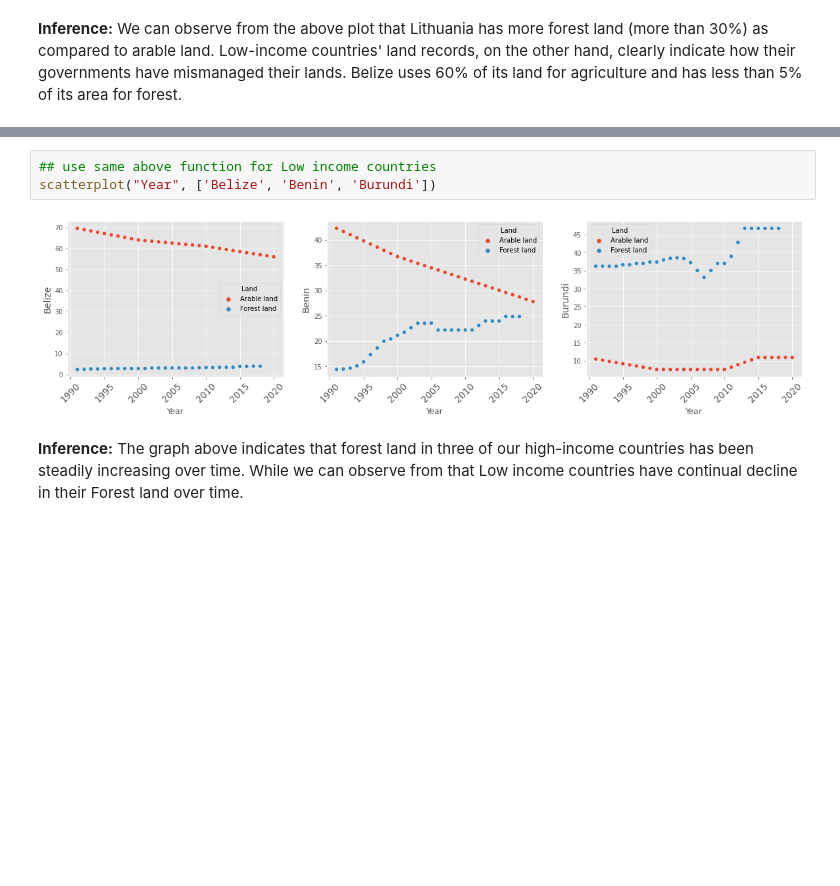
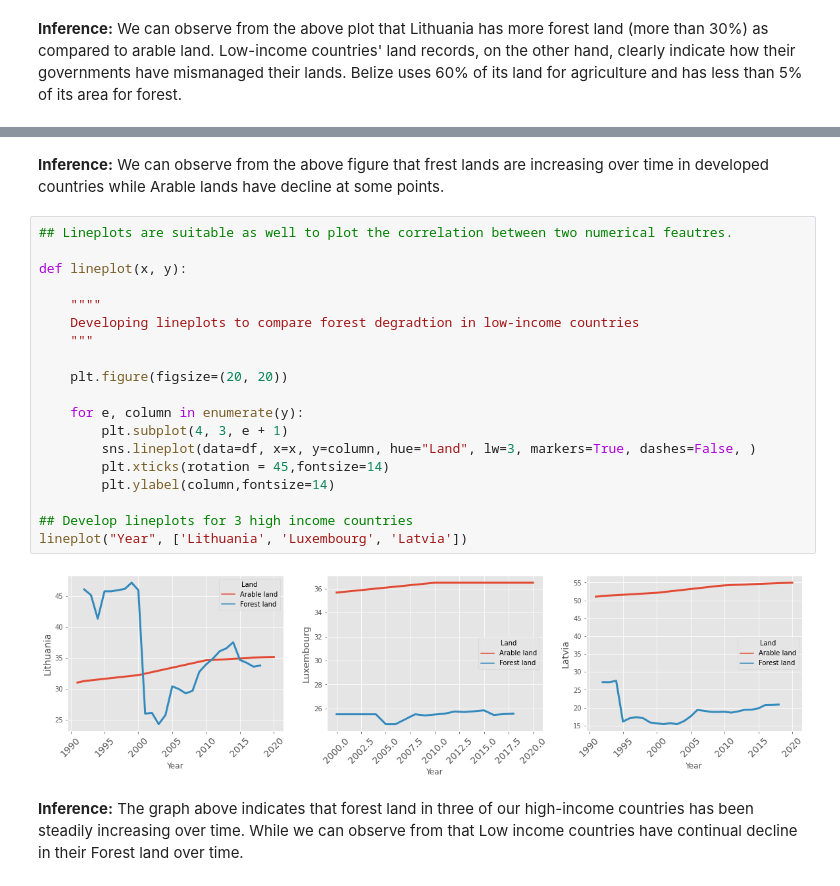
Before and after one commit to Haroon213213/Project-2, a Jupyter notebook: World_bank _data_analysis.ipynb, the cells around one changed output, grey strips where cells are left out. Saved outputs shown, nothing was run; the diff lists cells and outputs as text; blank space fills up the shorter version.

```diff
--- a/World_bank _data_analysis.ipynb
+++ b/World_bank _data_analysis.ipynb
@@ -170,11 +176,29 @@ def scatterplot(x, y):
 scatterplot("Year", ['Lithuania', 'Luxembourg', 'Latvia'])
 # %% [output]
 [figure]
-# %%
-## use same above function for Low income countries
-scatterplot("Year", ['Belize', 'Benin', 'Burundi'])
-# %% [output]
-[figure, removed]
+# %% [markdown]
+__Inference:__ We can observe from the above figure that frest lands are increasing over time in developed countries while Arable lands have decline at some points.
+# %%
+## Lineplots are suitable as well to plot the correlation between two numerical feautres.
+
+def lineplot(x, y):
+
+    """"
+    Developing lineplots to compare forest degradtion in low-income countries
+    """
+
+    plt.figure(figsize=(20, 20))
+
+    for e, column in enumerate(y):
+        plt.subplot(4, 3, e + 1)
+        sns.lineplot(data=df, x=x, y=column, hue="Land", lw=3, markers=True, dashes=False, )
+        plt.xticks(rotation = 45,fontsize=14)
+        plt.ylabel(column,fontsize=14)
+
+## Develop lineplots for 3 high income countries
+lineplot("Year", ['Lithuania', 'Luxembourg', 'Latvia'])
+# %% [output]
+[figure, added]
 # %% [markdown]
 __Inference:__ The graph above indicates that forest land in three of our high-income countries has been steadily increasing over time. While we can observe from that Low income countries have continual decline in their Forest land over time.
 # %% [markdown]
```
Also changed, not shown: parts of 4 cells of this notebook.
